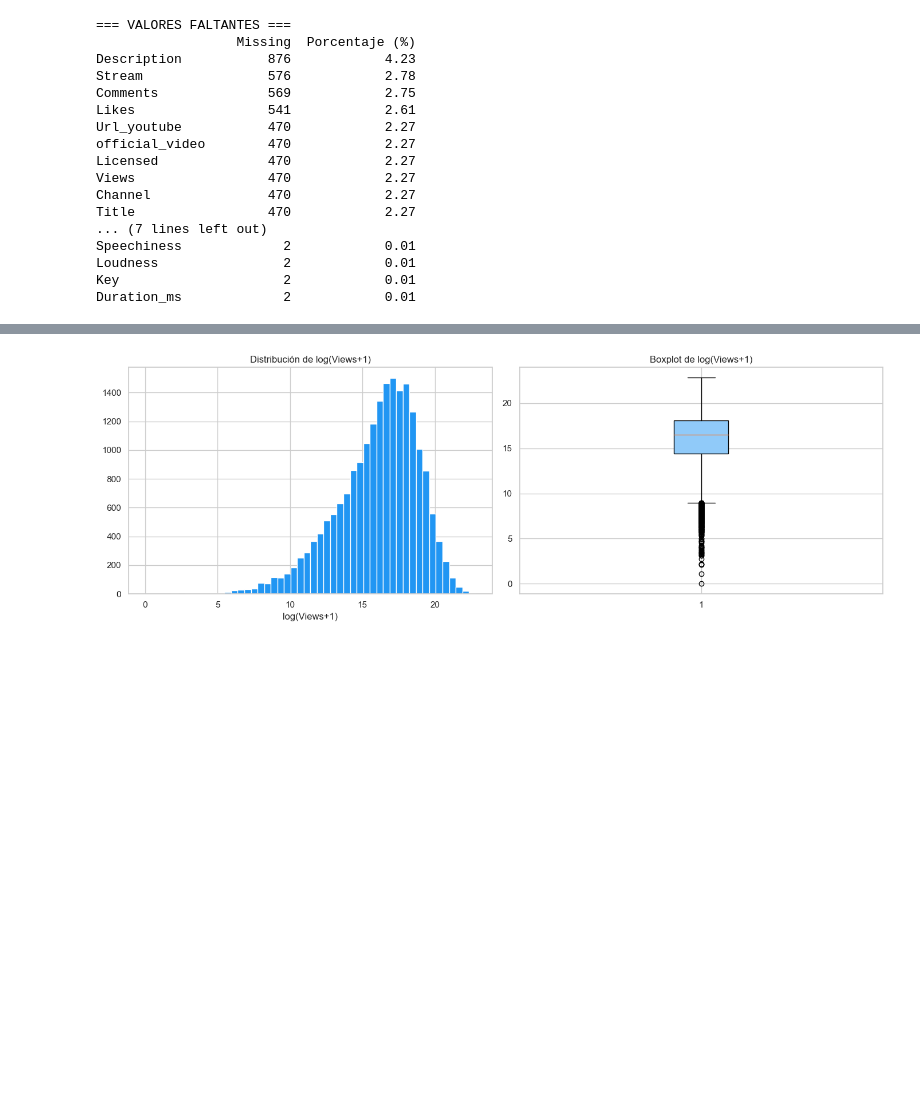
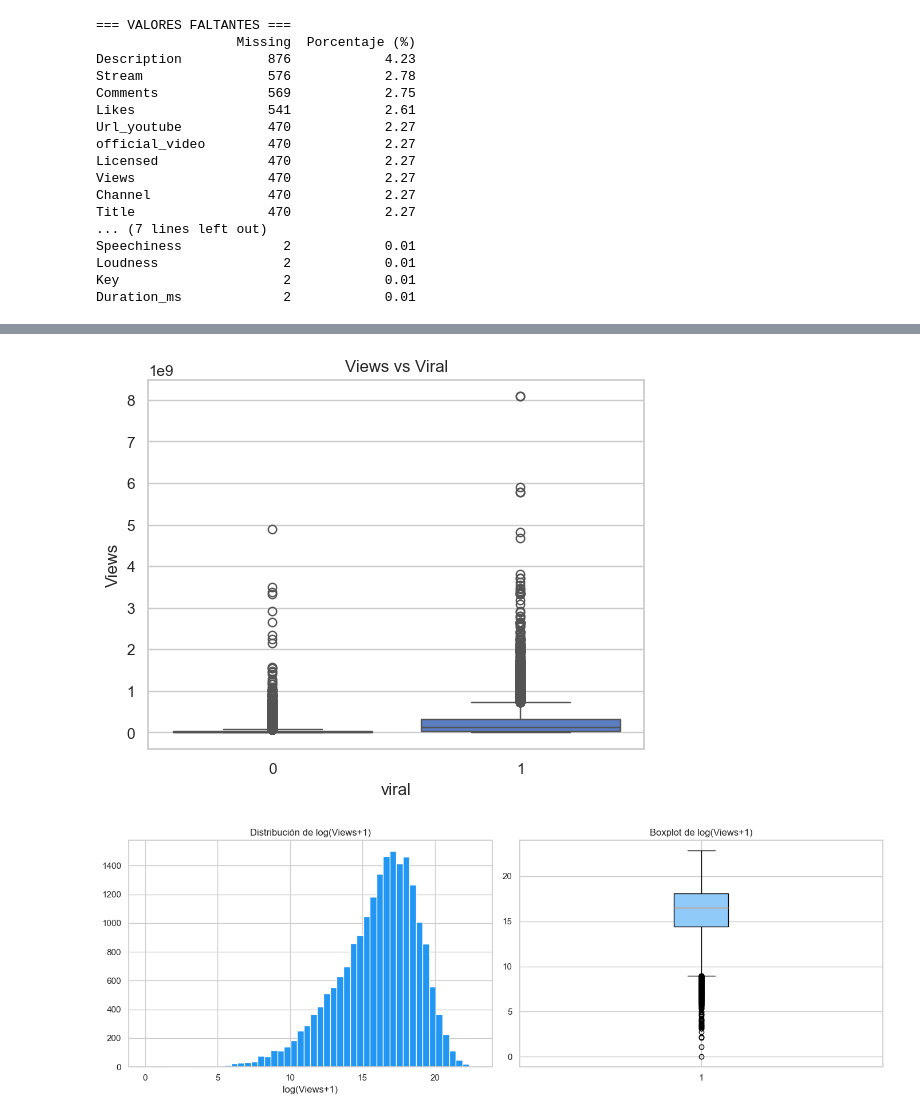
Before and after one commit to lucasrc08/Machine-Learning, a Jupyter notebook: notebooks/02_data_understanding.ipynb, the cells around one changed output, grey strips where cells are left out. Cells and saved outputs as stored; diff of their text form; code cells hidden in the pictures; blank space fills up the shorter version.

```diff
--- a/notebooks/02_data_understanding.ipynb
+++ b/notebooks/02_data_understanding.ipynb
@@ -90,3 +116,9 @@ plot_target_distribution(df, "Stream", log=True)
+# %%
+sns.boxplot(x="viral", y="Views", data=df)
+plt.title("Views vs Viral")
+plt.show()
+# %% [output]
+[figure, added]
 # %%
 
 plot_target_distribution(df, "Views", log=True)
```
Also changed, not shown: parts of 8 cells of this notebook, 3 other files.
